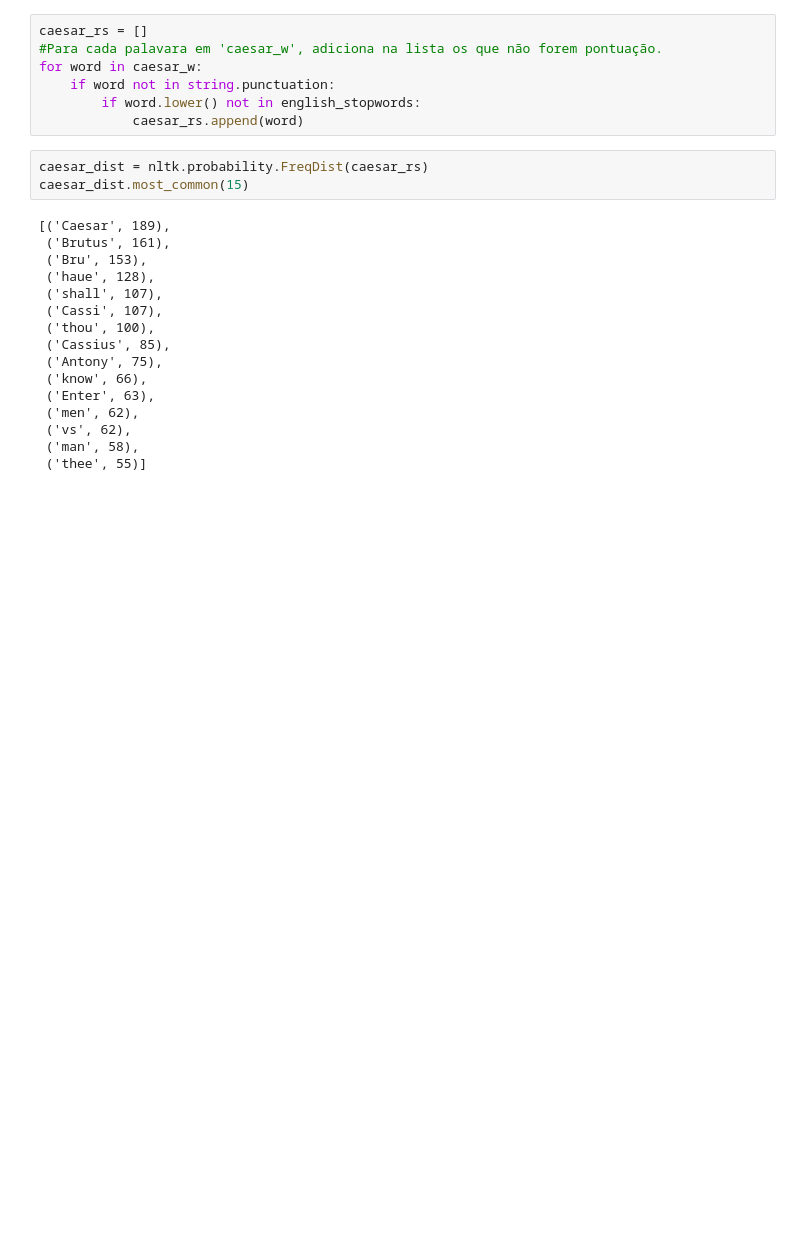
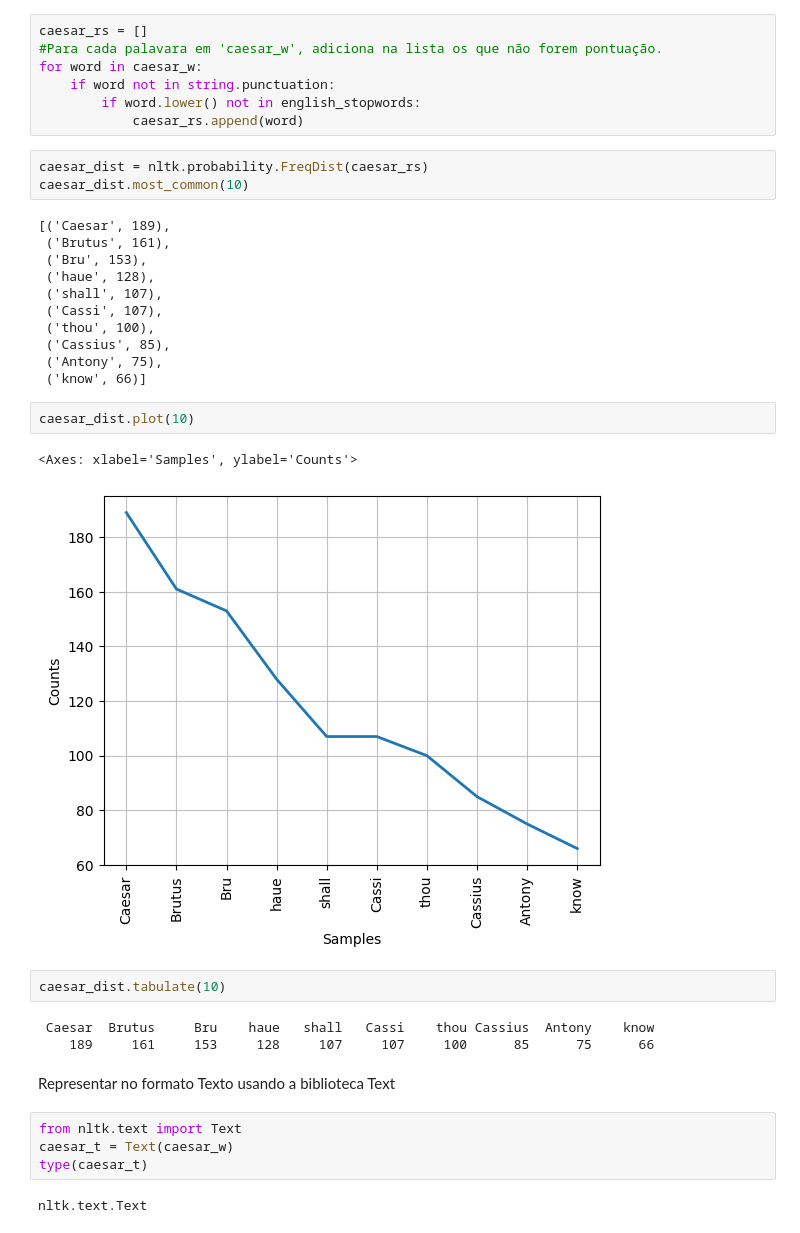
Before and after one commit to luiz-bcardoso/Minicurso-PLN-nltk, a Jupyter notebook: notebooks/exercicios.ipynb, the cells around one changed output. Drawn from its saved outputs; the diff is of its cells as text; blank space fills up the shorter version.

Commit message:
Using Text to find occurrences

```diff
--- a/notebooks/exercicios.ipynb
+++ b/notebooks/exercicios.ipynb
@@ -140,7 +140,7 @@ for word in caesar_w:
             caesar_rs.append(word)
 # %%
 caesar_dist = nltk.probability.FreqDist(caesar_rs)
-caesar_dist.most_common(15)
+caesar_dist.most_common(10)
 # %% [output]
 [('Caesar', 189),
  ('Brutus', 161),
@@ -151,9 +151,22 @@ caesar_dist.most_common(15)
  ('thou', 100),
  ('Cassius', 85),
  ('Antony', 75),
- ('know', 66),
- ('Enter', 63),
- ('men', 62),
- ('vs', 62),
- ('man', 58),
- ('thee', 55)]
+ ('know', 66)]
+# %%
+caesar_dist.plot(10)
+# %% [output]
+<Axes: xlabel='Samples', ylabel='Counts'>
+[figure, added]
+# %%
+caesar_dist.tabulate(10)
+# %% [output]
+ Caesar  Brutus     Bru    haue   shall   Cassi    thou Cassius  Antony    know
+    189     161     153     128     107     107     100      85      75      66
+# %% [markdown]
+Representar no formato Texto usando a biblioteca Text
+# %%
+from nltk.text import Text
+caesar_t = Text(caesar_w)
+type(caesar_t)
+# %% [output]
+nltk.text.Text
```
Also changed, not shown: parts of 10 cells of this notebook.
